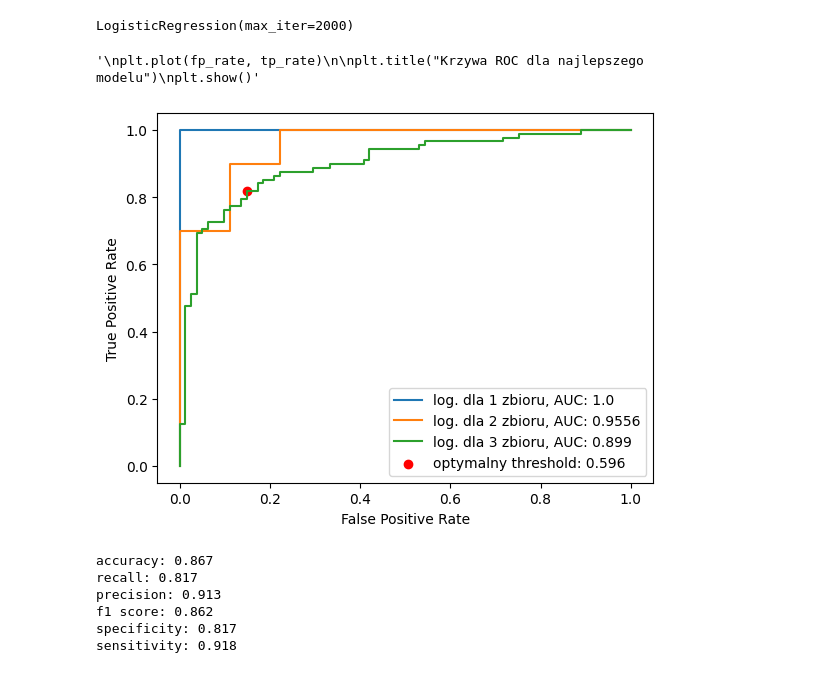
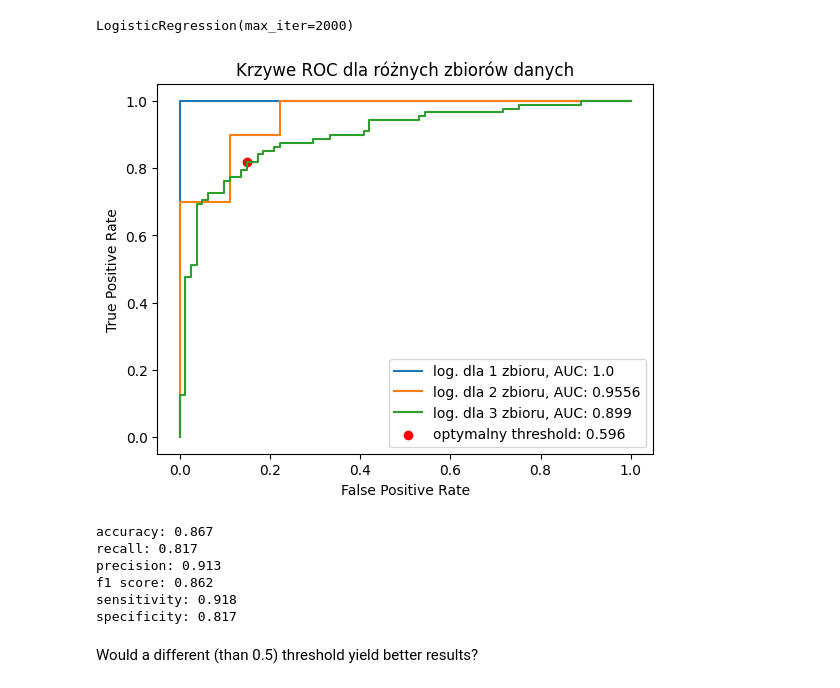
Before and after one commit to kaluznys/uczenie_maszynowe_UW, a Jupyter notebook: praca_domowa_3.ipynb, the cells around one changed output. Drawn from its saved outputs; the diff is of its cells as text; code cells hidden in the pictures.

```diff
--- a/praca_domowa_3.ipynb
+++ b/praca_domowa_3.ipynb
@@ -152,35 +154,31 @@ LogisticRegression(max_iter=2000)
 # %%
 from sklearn.metrics import roc_curve, roc_auc_score, auc, confusion_matrix
 predicted_classes_logistic = log_r.predict(X_valid)
 pred1 = log_r.predict_proba(X_valid)
 pred2 = log_r2.predict_proba(X2_valid)
 pred3 = log_r3.predict_proba(X3_valid)
 
 fpr, tpr, thresholds = roc_curve(y_valid, pred1[:,1], pos_label=1)
 plt.plot(fpr,tpr,label="log. dla 1 zbioru, AUC: "+str(round(roc_auc_score(y_valid, pred1[:,1]), 4)))
 
 fpr, tpr, thresholds = roc_curve(y2_valid, pred2[:,1], pos_label=1)
 plt.plot(fpr,tpr,label="log. dla 2 zbioru, AUC: "+str(round(roc_auc_score(y2_valid, pred2[:,1]), 4)))
 
 fpr, tpr, thresholds = roc_curve(y3_valid, pred3[:,1], pos_label=1)
 plt.plot(fpr,tpr,label="log. dla 3 zbioru, AUC: "+str(round(roc_auc_score(y3_valid, pred3[:,1]), 4)))
 
 optimal_index = np.argmax(tpr - fpr)
 optimal_threshold = thresholds[optimal_index]
 
 
 plt.scatter(fpr[optimal_index], tpr[optimal_index], marker='o', color='red', label= f"optymalny threshold: {round(optimal_threshold, 3)}")
 plt.legend()
 plt.ylabel('True Positive Rate')
 plt.xlabel('False Positive Rate')
-'''
-plt.plot(fp_rate, tp_rate)
-
-plt.title("Krzywa ROC dla najlepszego modelu")
-plt.show()'''
+plt.title("Krzywe ROC dla różnych zbiorów danych")
+plt.show()
 # %% [output]
-'\nplt.plot(fp_rate, tp_rate)\n\nplt.title("Krzywa ROC dla najlepszego modelu")\nplt.show()'
-[figure, old version]
+[figure, new version]
 # %%
 from sklearn.metrics import accuracy_score, recall_score, precision_score, f1_score, confusion_matrix
 pred_test= log_r3.predict_proba(X3_test)[:,1]
@@ -191,12 +189,14 @@ print("accuracy: %0.3f" % (accuracy_score(y3_test, pred_test)))
 print("recall: %0.3f" % (recall_score(y3_test, pred_test)))
 print("precision: %0.3f" % (precision_score(y3_test, pred_test)))
 print("f1 score: %0.3f" % (f1_score(y3_test, pred_test)))
+print("sensitivity: %0.3f" % (tp/(tp+fn)))
 print("specificity: %0.3f" % (tn/(tn+fp)))
-print("sensitivity: %0.3f" % (tp/(tp+fn)))
 # %% [output]
 accuracy: 0.867
 recall: 0.817
 precision: 0.913
 f1 score: 0.862
+sensitivity: 0.918
 specificity: 0.817
-sensitivity: 0.918
+# %% [markdown]
+Would a different (than 0.5) threshold yield better results?
```
Also changed, not shown: parts of 1 cell of this notebook.
